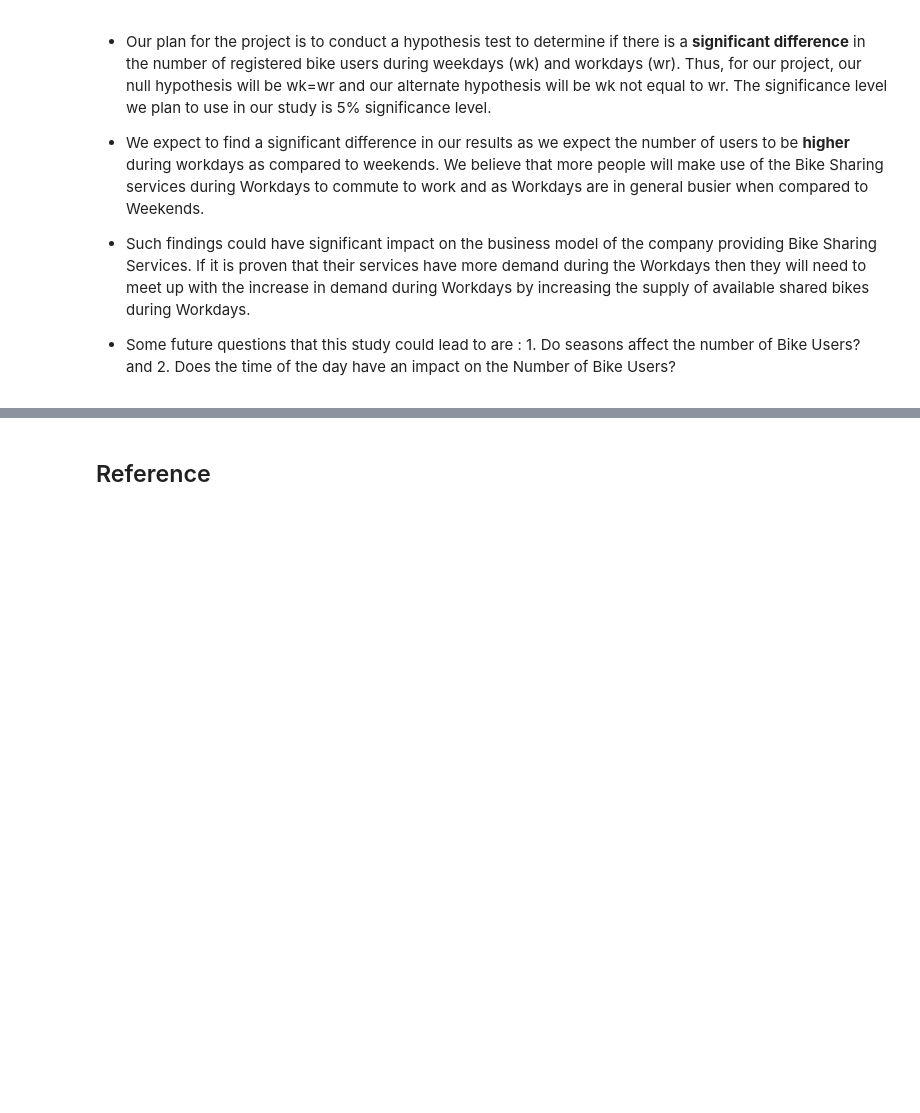
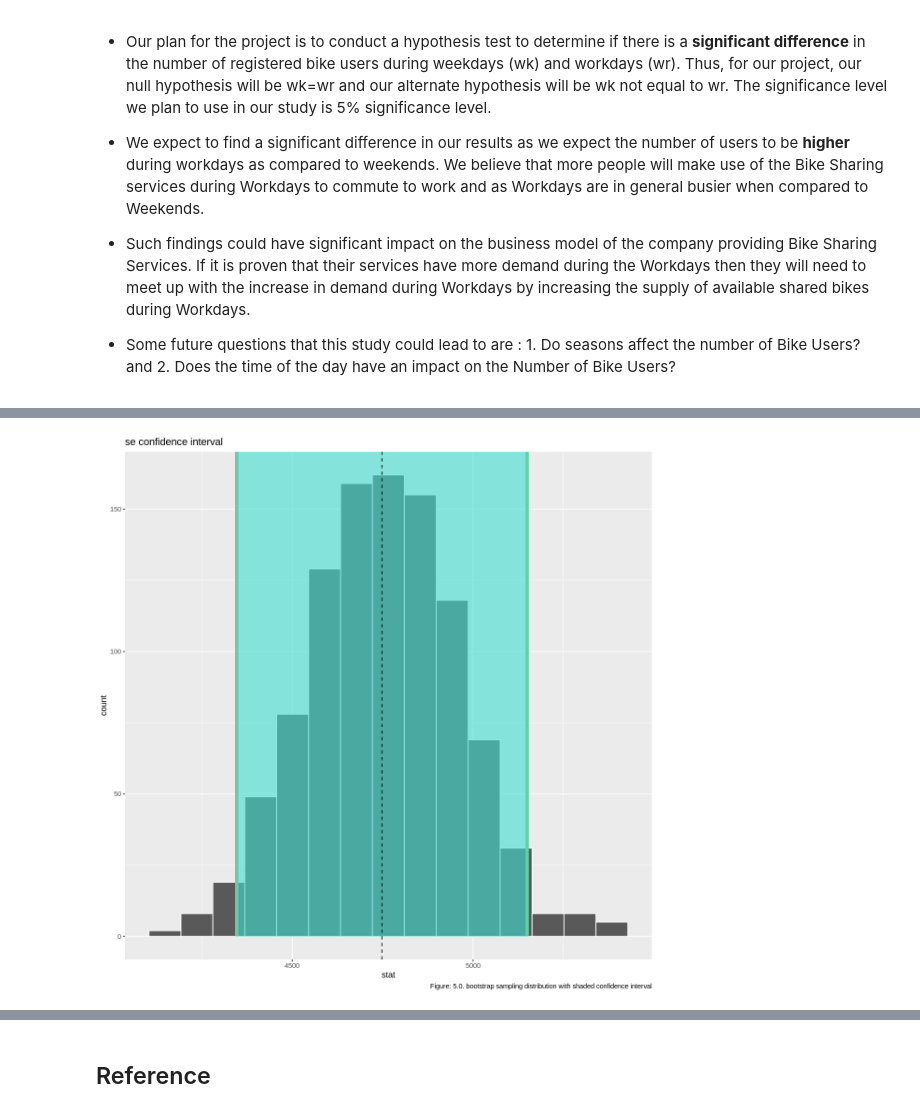
Before and after one commit to Sparsh16/STAT-201-Group-Project, a Jupyter notebook: Proposal.ipynb, the cells around one changed output, grey strips where cells are left out. Drawn from its saved outputs; the diff is of its cells as text; code cells hidden in the pictures; blank space fills up the shorter version.

```diff
--- a/Proposal.ipynb
+++ b/Proposal.ipynb
@@ -180,0 +256,6 @@ A tibble: 3 × 3
+# %%
+# get confidence interval using SE mothed
+ci_se <- bootstrap_dist %>%
+    get_confidence_interval(point_estimate = sample_mean, level = confidence_level, type = "se")
+ci_se
+cat(table_number.nextMajor("table for confidence interval using SE method"))
@@ -180,0 +268,10 @@ A tibble: 3 × 3
+# %%
+ci_plot_se <-  visualize(bootstrap_dist) +
+  shade_confidence_interval(endpoints = ci_se) +
+    geom_vline(xintercept = sample_mean, linetype = "dashed") +
+    labs(caption = figure_number.nextMajor("bootstrap sampling distribution with shaded confidence interval"))+
+    ggtitle("se confidence interval")
+
+ci_plot_se
+# %% [output]
+[figure, added]
```
Also changed, not shown: parts of 20 cells of this notebook.
